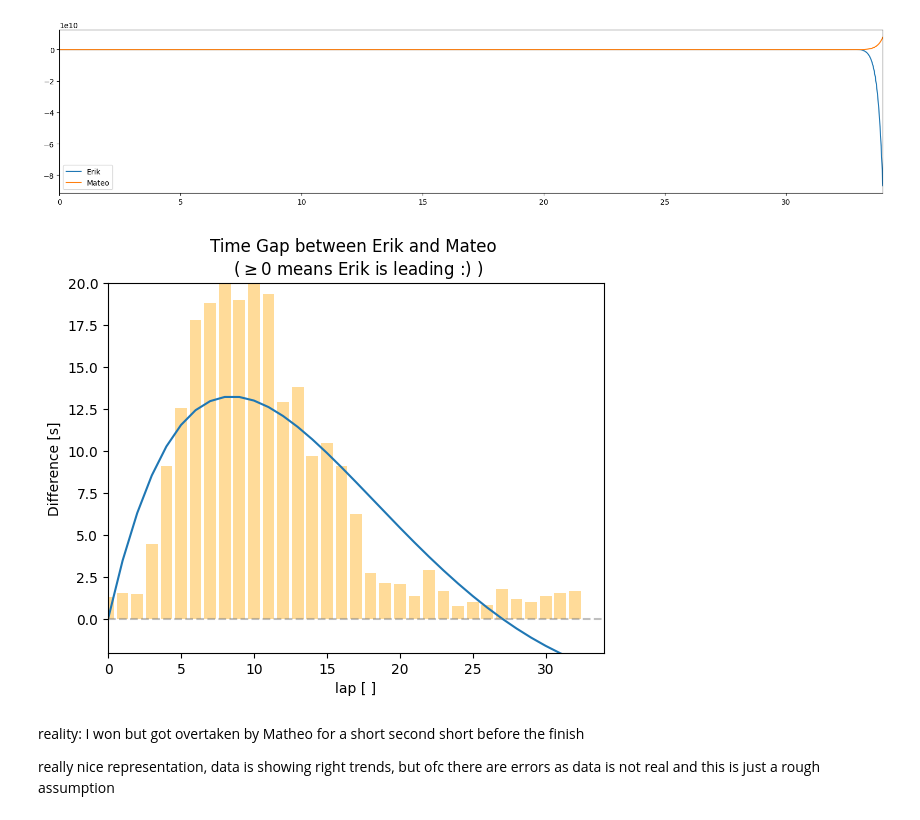
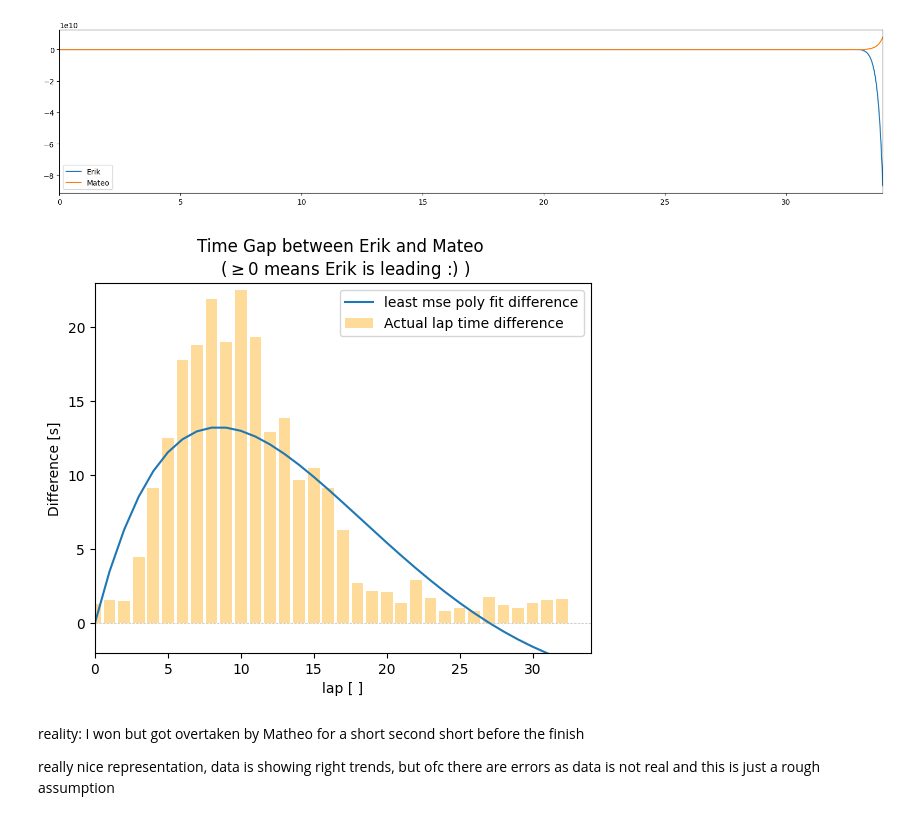
Before and after one commit to erikgoldenstein/go-kart, a Jupyter notebook: gokart-analysis.ipynb, the cells around one changed output. Drawn from its saved outputs; the diff is of its cells as text; code cells hidden in the pictures.

Commit message:
generated new plot

```diff
--- a/gokart-analysis.ipynb
+++ b/gokart-analysis.ipynb
@@ -461,18 +460,19 @@ plt.show()
 # %% [output]
 [figure]
 # %%
-plt.plot(y1(x)-y2(x))
+plt.plot(y1(x)-y2(x), label="least mse poly fit difference")
 plt.xlim(0, 34)
-plt.ylim(-2, 20)
-plt.plot(x, [0 for _ in x], c="grey", linestyle="--", alpha=0.5)
+plt.ylim(-2, 23)
+plt.plot(x, [0 for _ in x], c="grey", linestyle="--", alpha=0.5, linewidth=0.5)
 
 plt.bar([i for i in range(35)],df['Mateo'].cumsum() -  df['Erik'].cumsum(), alpha=0.4, color='orange', label='Actual lap time difference')
 plt.xlabel('lap [ ]')
 plt.ylabel('Difference [s]')
 plt.title('Time Gap between Erik and Mateo \n ($\geq0$ means Erik is leading :) )')
+plt.legend()
 plt.show()
 # %% [output]
-[figure, old version]
+[figure, new version]
 # %% [markdown]
 reality: I won but got overtaken by Matheo for a short second short before the finish
 
```
Also changed, not shown: parts of 1 cell of this notebook, 2 other files.
